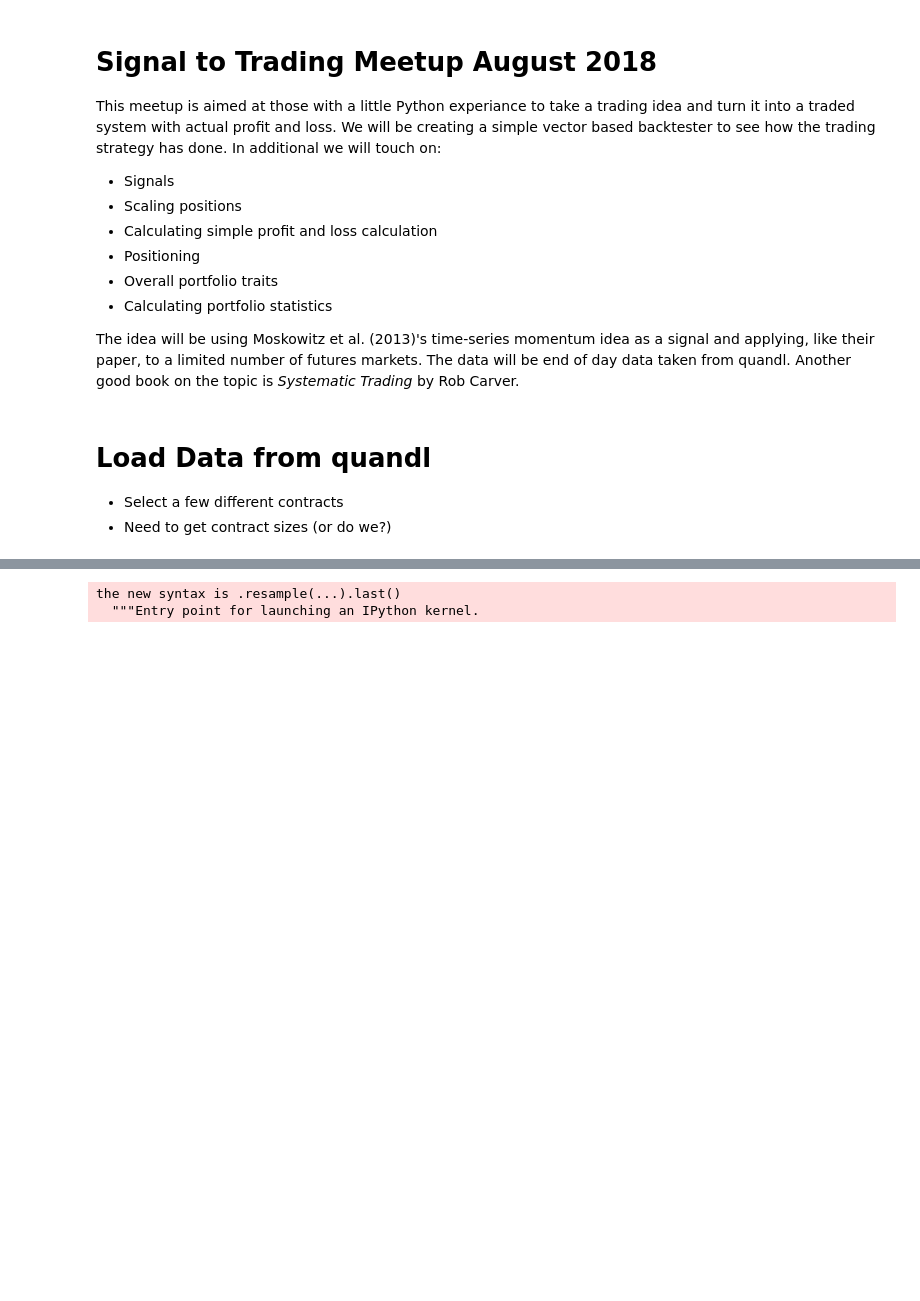
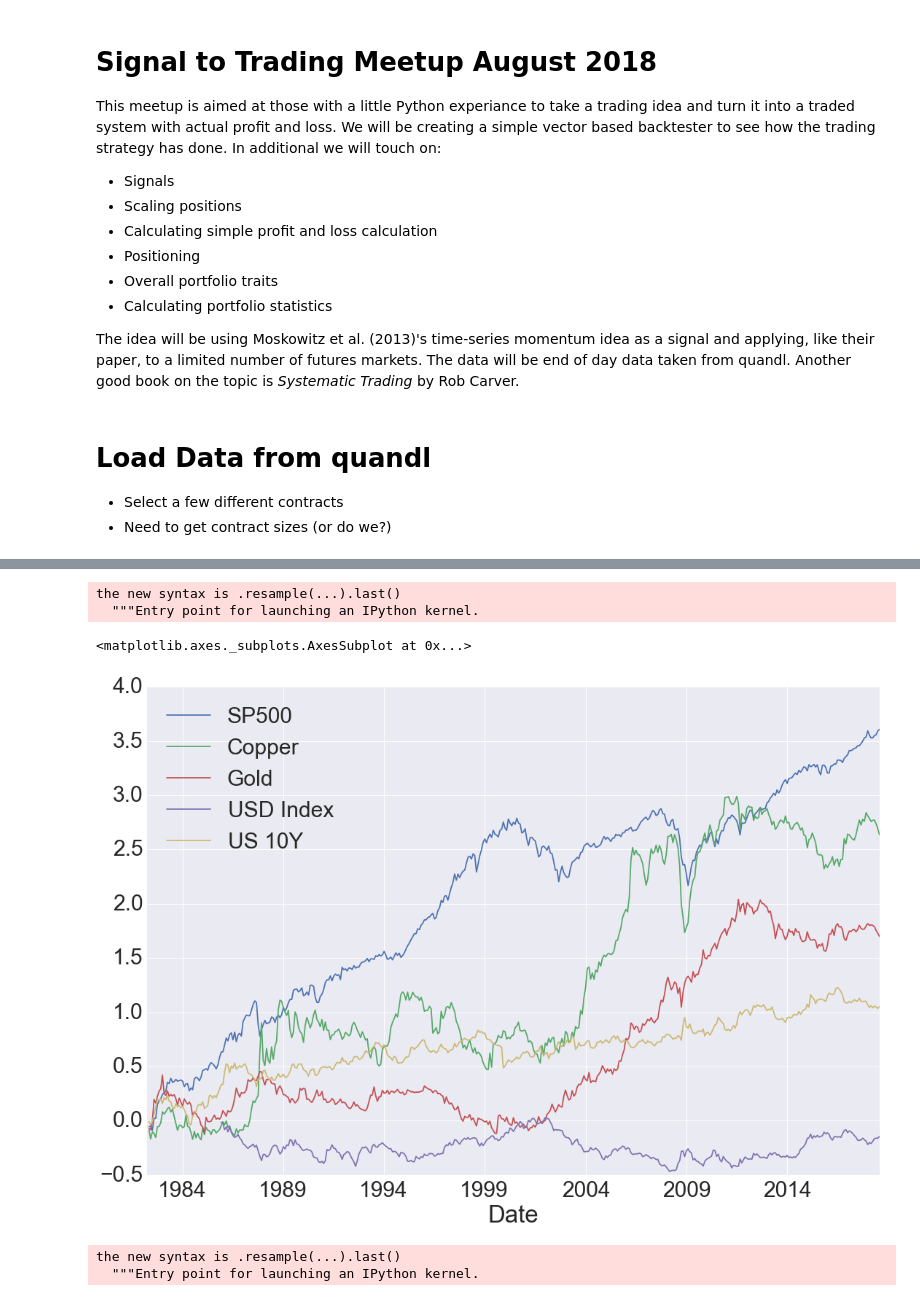
Before and after one commit to mrefermat/quant_finance, a Jupyter notebook: Signal_To_Trading.ipynb, the cells around one changed output, grey strips where cells are left out. Saved outputs shown, nothing was run; the diff lists cells and outputs as text; code cells hidden in the pictures; blank space fills up the shorter version.

```diff
--- a/Signal_To_Trading.ipynb
+++ b/Signal_To_Trading.ipynb
@@ -44,6 +44,13 @@ df['Copper']=quandl.get("CHRIS/CME_HG1", authtoken=token).Settle
 df['Gold']=quandl.get("CHRIS/CME_GC1", authtoken=token).Settle
 df['USD Index']=quandl.get("CHRIS/ICE_DX1", authtoken=token).Settle
 df['US 10Y']=quandl.get("CHRIS/CME_US1", authtoken=token).Settle
+# %%
+df.resample(rule='m',how='last').pct_change().cumsum().plot()
+# %% [output]
+the new syntax is .resample(...).last()
+  """Entry point for launching an IPython kernel.
+<matplotlib.axes._subplots.AxesSubplot at 0x...>
+[figure, added]
 # %%
 df.resample(rule='m',how='last').pct_change().cumsum().plot(colormap='jet')
 # %% [output]
```
Also changed, not shown: parts of 12 cells of this notebook, 1 other file.
